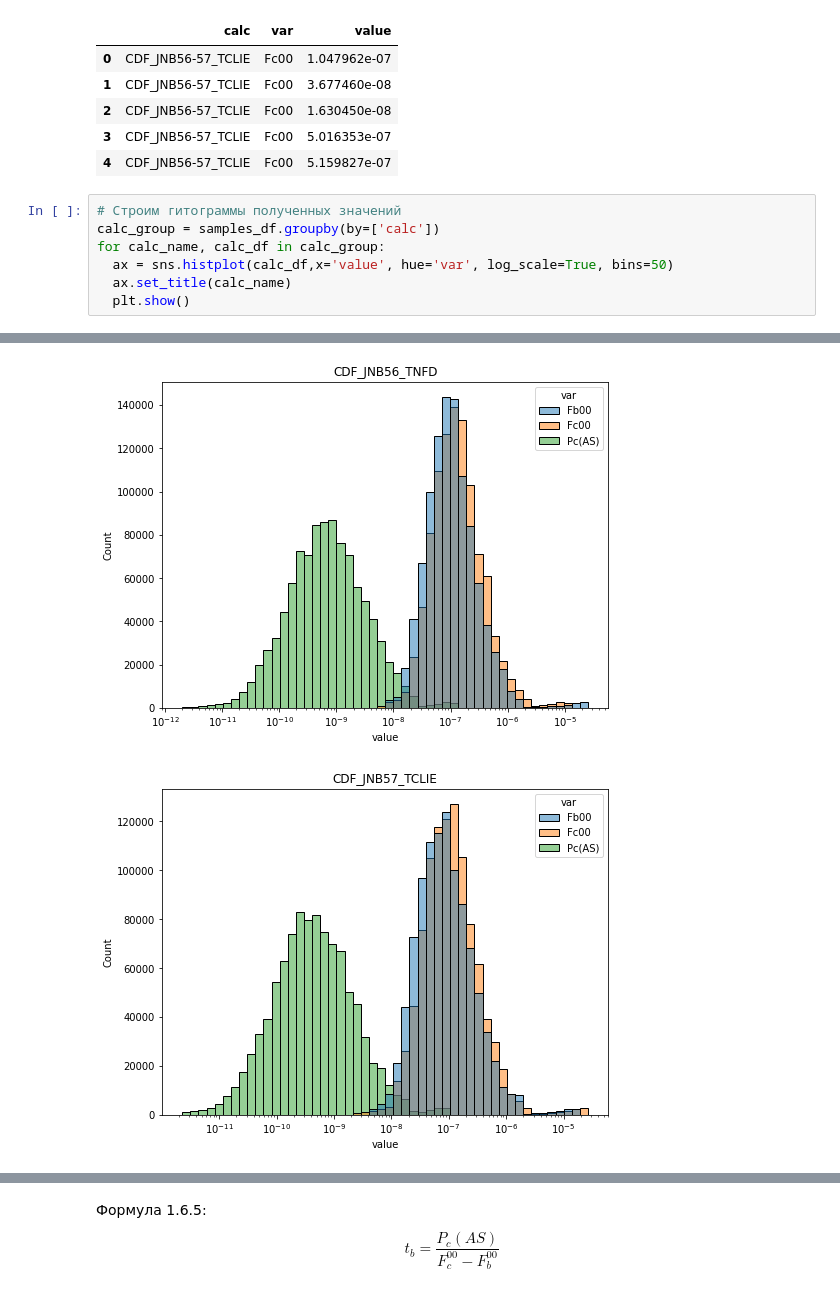
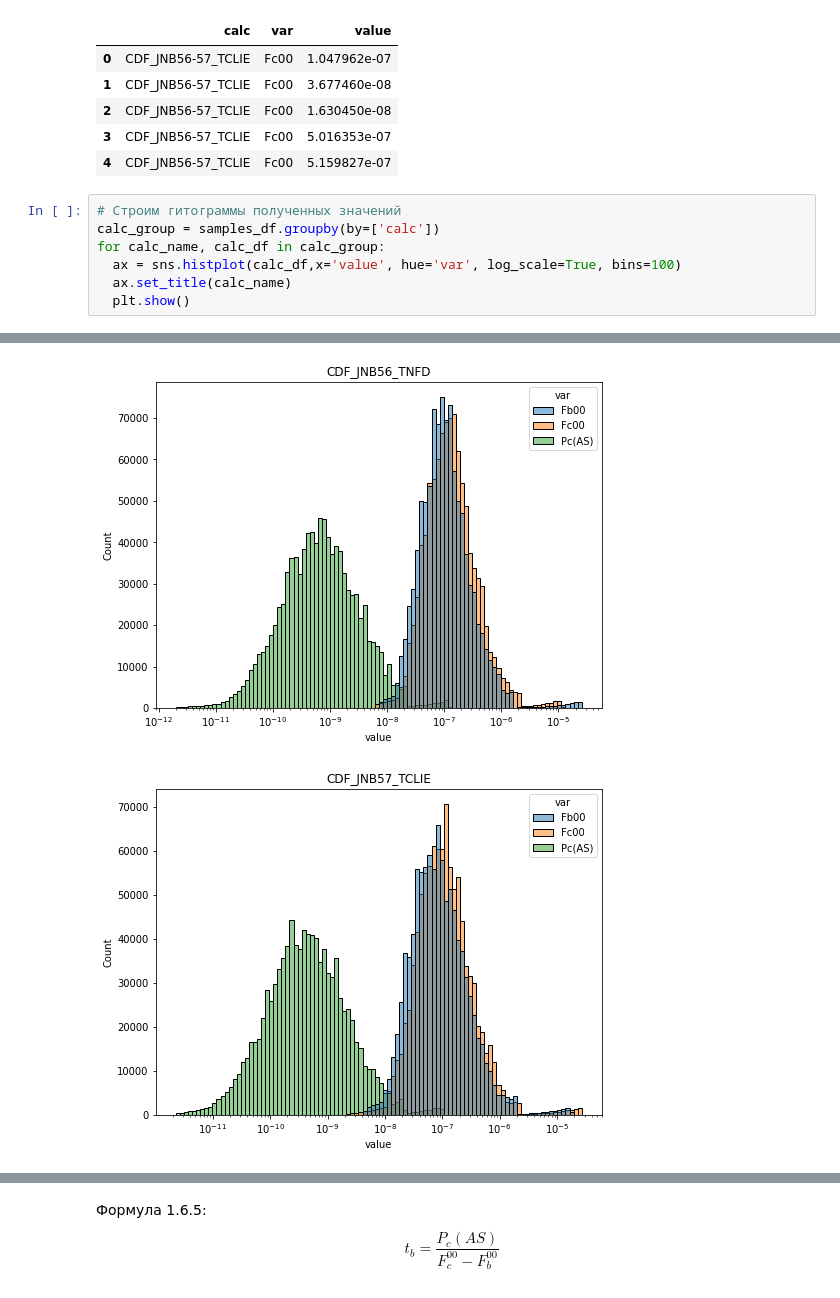
Before and after one commit to HexQuant/ipynb, a Jupyter notebook: uncertainty_error_propagation.ipynb, the cells around one changed output, grey strips where cells are left out. Drawn from its saved outputs; the diff is of its cells as text.

```diff
--- a/uncertainty_error_propagation.ipynb
+++ b/uncertainty_error_propagation.ipynb
@@ -82,7 +82,7 @@ samples_df.head()
 # Строим гитограммы полученных значений
 calc_group = samples_df.groupby(by=['calc'])
 for calc_name, calc_df in calc_group:
-  ax = sns.histplot(calc_df,x='value', hue='var', log_scale=True, bins=50)
+  ax = sns.histplot(calc_df,x='value', hue='var', log_scale=True, bins=100)
   ax.set_title(calc_name)
   plt.show()
 # %% [output]
@@ -92,2 +92,2 @@ for calc_name, calc_df in calc_group:
-[figure, old version]
+[figure, new version]
-[figure, old version]
+[figure, new version]
```
Also changed, not shown: parts of 39 cells of this notebook.
